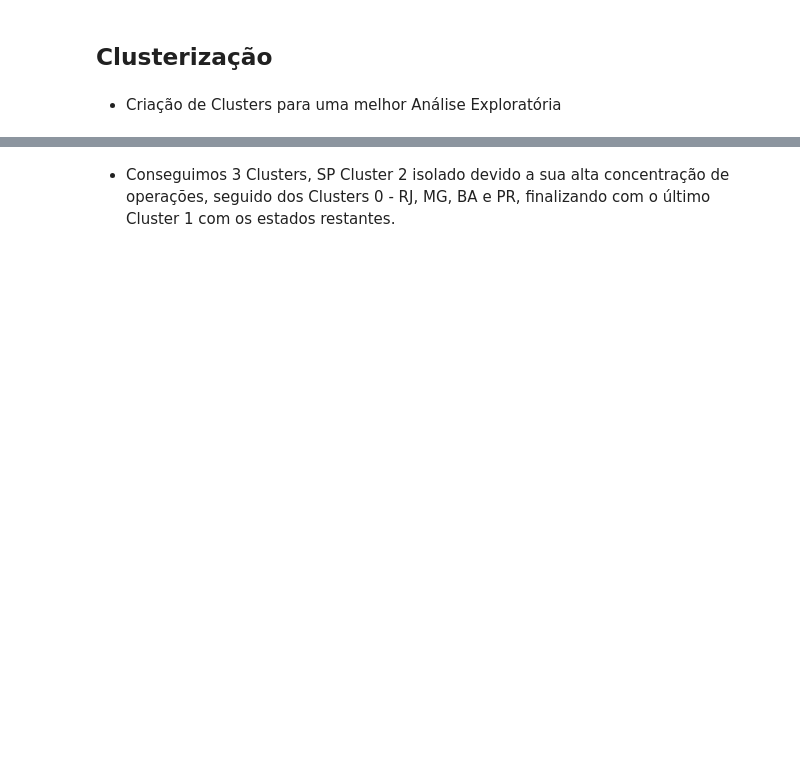
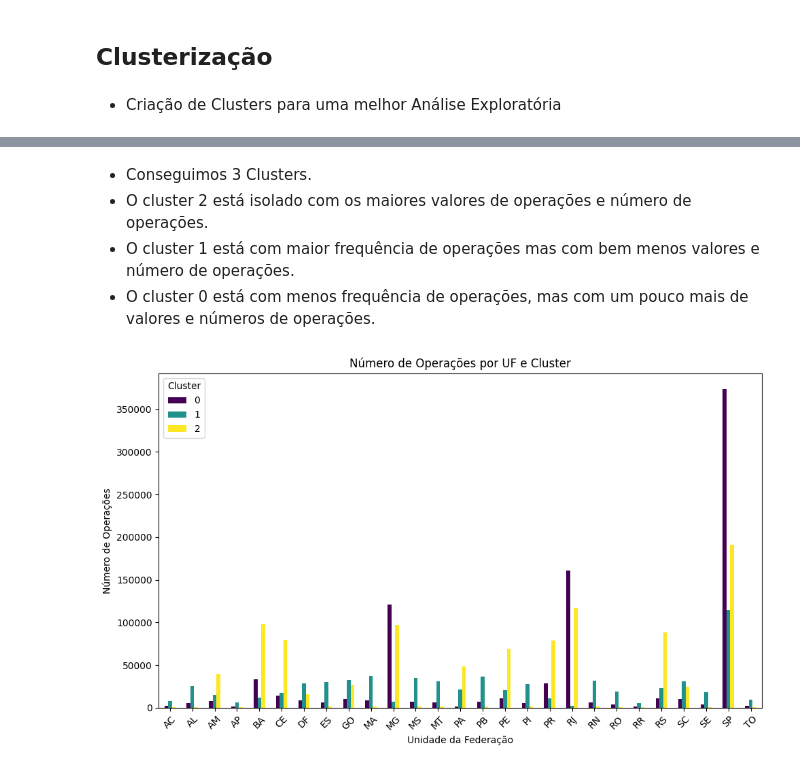
Before and after one commit to rafaelporfiriobarros/desenrola_brasil, a Jupyter notebook: notebooks/eda.ipynb, the cells around one changed output, grey strips where cells are left out. Saved outputs shown, nothing was run; the diff lists cells and outputs as text; code cells hidden in the pictures; blank space fills up the shorter version.

```diff
--- a/notebooks/eda.ipynb
+++ b/notebooks/eda.ipynb
@@ -466,2 +463,21 @@ df_clusterizado.head()
 # %% [markdown]
-- Conseguimos 3 Clusters, SP Cluster 2 isolado devido a sua alta concentração de operações, seguido dos Clusters 0 - RJ, MG, BA e PR, finalizando com o último Cluster 1 com os estados restantes.
+- Conseguimos 3 Clusters.
+- O cluster 2 está isolado com os maiores valores de operações e número de operações.
+- O cluster 1 está com maior frequência de operações mas com bem menos valores e número de operações.
+- O cluster 0 está com menos frequência de operações, mas com um pouco mais de valores e números de operações.
+# %%
+# Agrupando por UF e Cluster, somando as operações
+agrupado = df_clusterizado.groupby(["UNIDADE_FEDERACAO", "CLUSTER"])["NUMERO_OPERACOES"].sum().unstack(fill_value=0)
+
+# Plotando com colormap viridis
+agrupado.plot(kind='bar', figsize=(10, 6), colormap='viridis')
+
+plt.title("Número de Operações por UF e Cluster")
+plt.xlabel("Unidade da Federação")
+plt.ylabel("Número de Operações")
+plt.legend(title="Cluster")
+plt.xticks(rotation=45)
+plt.tight_layout()
+plt.show()
+# %% [output]
+[figure, added]
```
Also changed, not shown: parts of 13 cells of this notebook.
